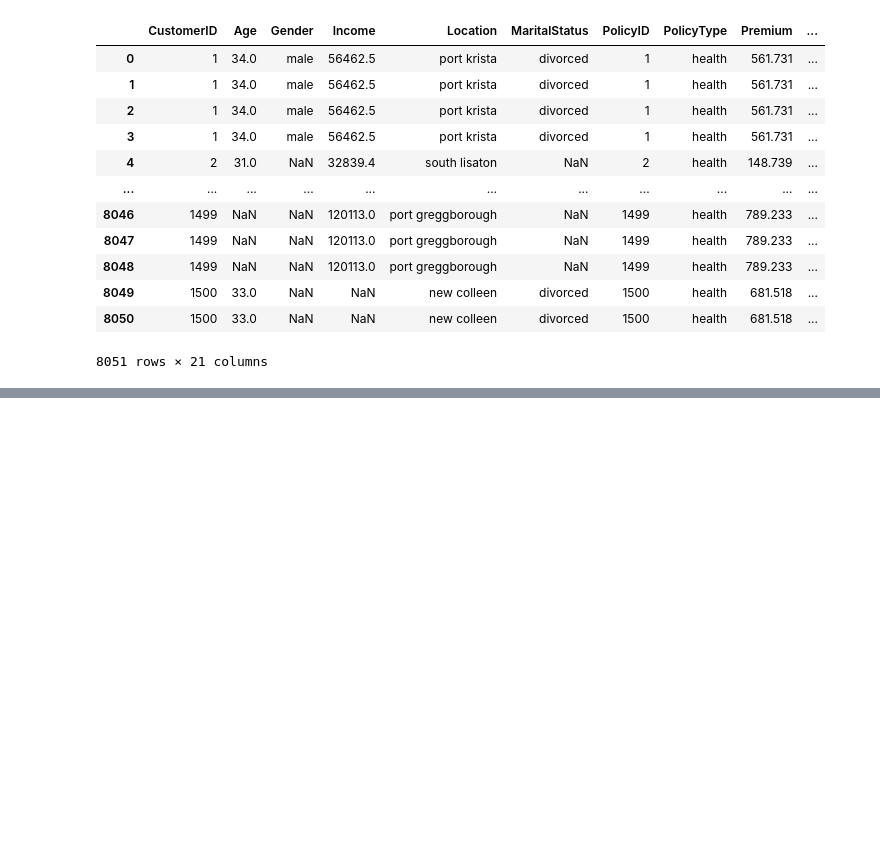
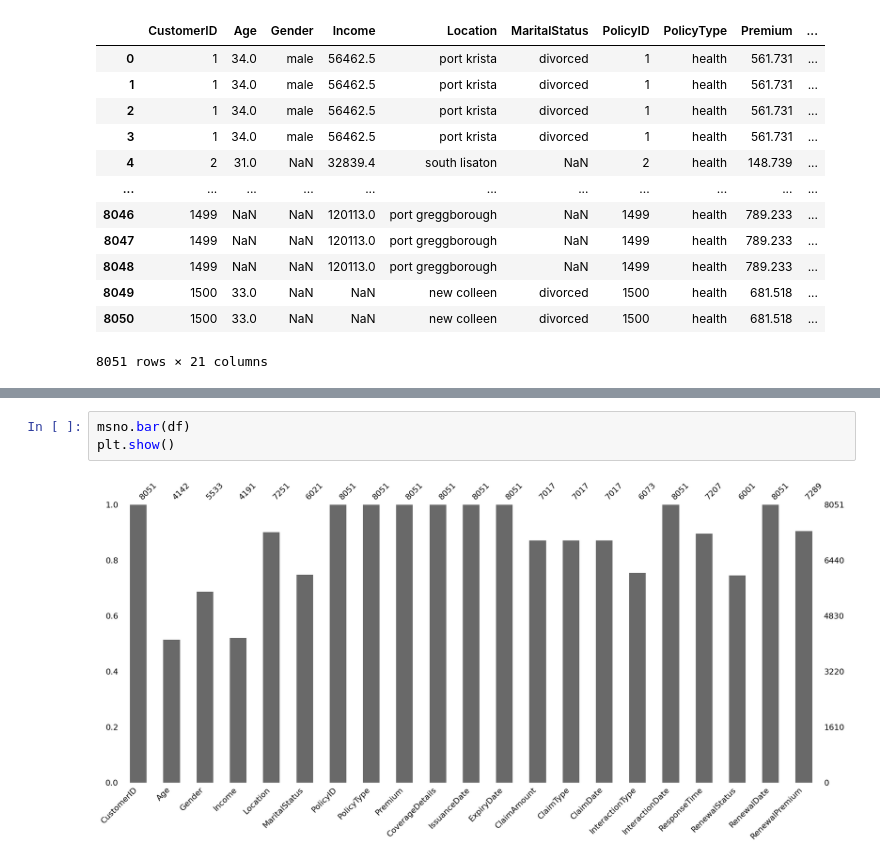
Before and after one commit to abahjohn0411/OptiSecureRS, a Jupyter notebook: dataCleaning/dataAssessment.ipynb, the cells around one changed output, grey strips where cells are left out. Saved outputs shown, nothing was run; the diff lists cells and outputs as text; blank space fills up the shorter version.

```diff
--- a/dataCleaning/dataAssessment.ipynb
+++ b/dataCleaning/dataAssessment.ipynb
@@ -308,0 +321,5 @@ memory usage: 1.3+ MB
+# %%
+msno.bar(df)
+plt.show()
+# %% [output]
+[figure, added]
```
Also changed, not shown: parts of 3 cells of this notebook, 1 other file.
